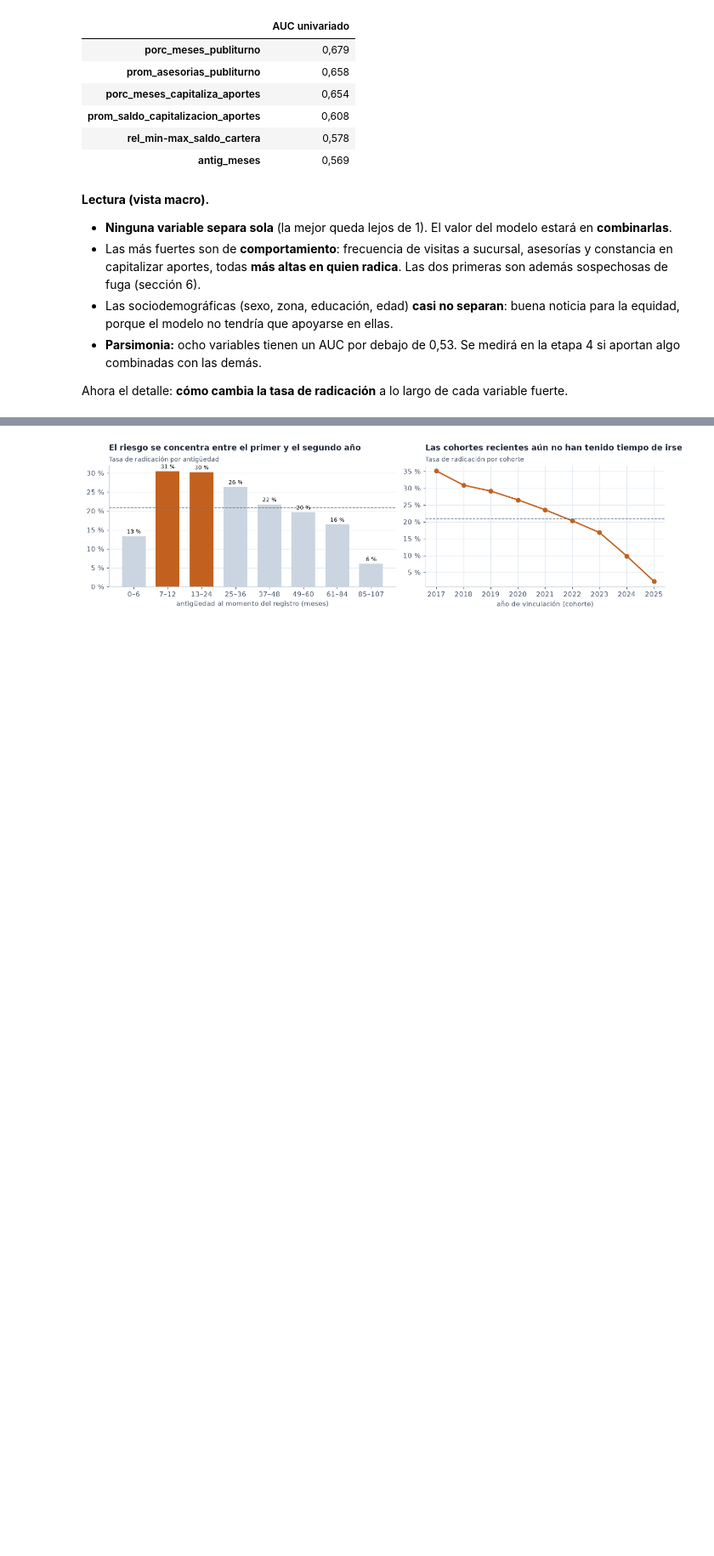
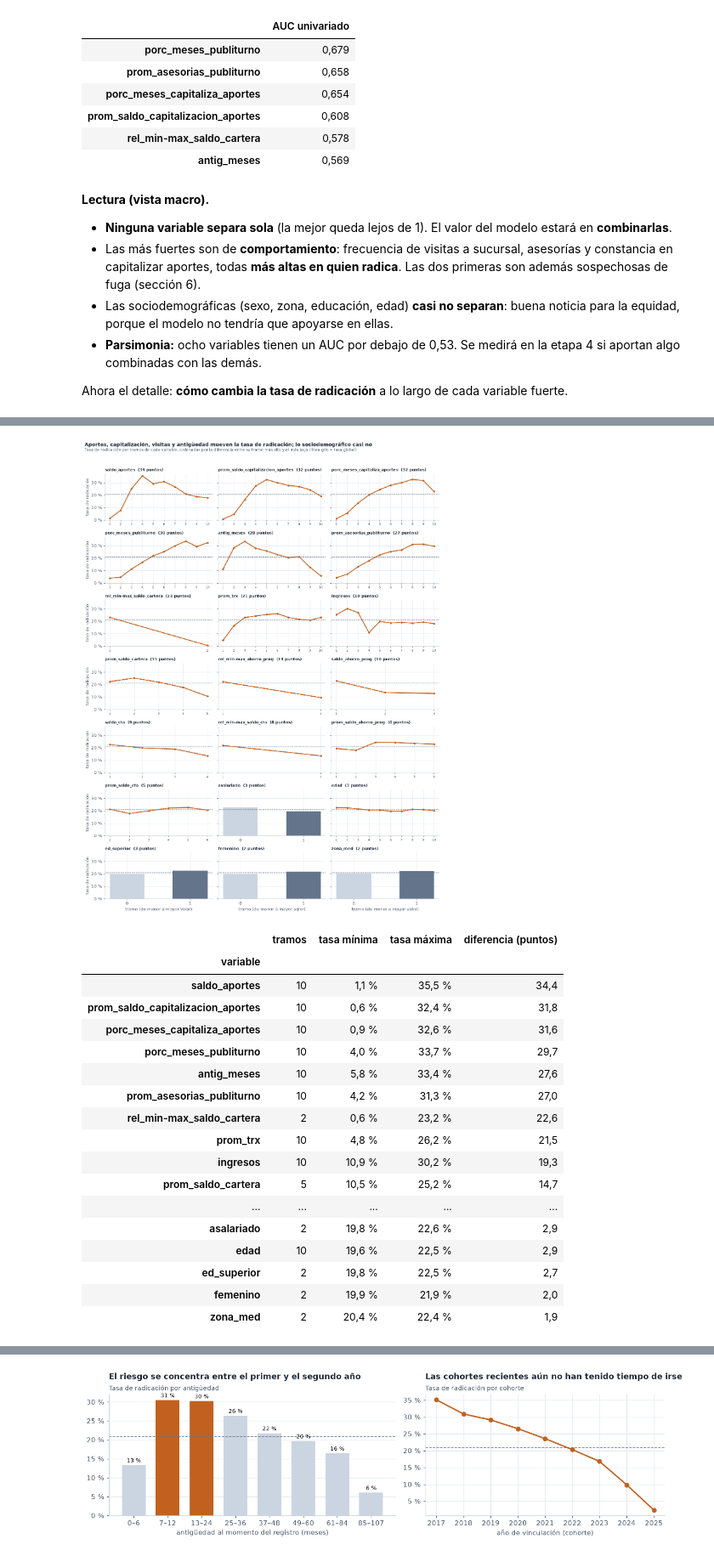
Before and after one commit to carlosgris1980-coder/retiro_asociados, a Jupyter notebook: notebooks/02_eda.ipynb, the cells around one changed output, grey strips where cells are left out. Shown at 85% size. Drawn from its saved outputs; the diff is of its cells as text; code cells hidden in the pictures; blank space fills up the shorter version.

```diff
--- a/notebooks/02_eda.ipynb
+++ b/notebooks/02_eda.ipynb
@@ -460,0 +466,54 @@ retirar, o sale por otra vía (sección 2). El riesgo está en el asociado **act
+# %%
+ranges = []
+for col in BASE_FEATURES:
+    if df[col].nunique() <= 2:
+        r = df.groupby(col)[TARGET].agg(rate="mean", n="size").reset_index(drop=True)
+    else:
+        r = rate_by_quantile(df[col], y, q=10)
+    ranges.append({"variable": col, "tramos": len(r), "tasa mínima": r["rate"].min(), "tasa máxima": r["rate"].max(),
+                   "diferencia (puntos)": (r["rate"].max() - r["rate"].min()) * 100, "_r": r})
+ranges = pd.DataFrame(ranges).sort_values("diferencia (puntos)", ascending=False).reset_index(drop=True)
+
+fig, axes = plt.subplots(7, 3, figsize=(12, 16), sharey=True)
+for ax, (_, row) in zip(axes.ravel(), ranges.iterrows()):
+    r = row["_r"]
+    if row["tramos"] == 2 and df[row["variable"]].nunique() <= 2:
+        ax.bar(["0", "1"], r["rate"], color=[LIGHT, NEUTRAL], width=0.55)
+    else:
+        ax.plot(np.arange(1, len(r) + 1), r["rate"], color=CHURN, lw=2, marker="o", ms=3.5)
+        ax.set_xticks(np.arange(1, len(r) + 1))
+        ax.tick_params(axis="x", labelsize=7)
+    ax.axhline(rate, color=NEUTRAL, ls="--", lw=1)
+    ax.set_title(f"{row['variable']}  ({fmt_num(row['diferencia (puntos)'], 0)} puntos)", fontsize=9, loc="left", color=TEXT)
+    pct_axis(ax)
+for ax in axes[:, 0]:
+    ax.set_ylabel("tasa de radicación")
+for ax in axes[-1, :]:
+    ax.set_xlabel("tramo (de menor a mayor valor)")
+fig.suptitle("Aportes, capitalización, visitas y antigüedad mueven la tasa de radicación; lo sociodemográfico casi no",
+             x=0.01, ha="left", fontsize=11.5, fontweight="bold", color=TEXT)
+fig.text(0.01, 0.962, "Tasa de radicación por tramos de cada variable, ordenadas por la diferencia entre su tramo más alto "
+         "y el más bajo (línea gris = tasa global)", fontsize=9, color=SUBTEXT, ha="left")
+plt.tight_layout(rect=(0, 0, 1, 0.955)); plt.show()
+display(table(ranges.drop(columns="_r").set_index("variable"), pct_cols=["tasa mínima", "tasa máxima"],
+              col_decimals={"diferencia (puntos)": 1}))
+# %% [output]
+[figure, added]
+|  | tramos | tasa mínima | tasa máxima | diferencia (puntos) |
+| variable |  |  |  |  |
+| saldo_aportes | 10 | 1,1 % | 35,5 % | 34,4 |
+| prom_saldo_capitalizacion_aportes | 10 | 0,6 % | 32,4 % | 31,8 |
+| porc_meses_capitaliza_aportes | 10 | 0,9 % | 32,6 % | 31,6 |
+| porc_meses_publiturno | 10 | 4,0 % | 33,7 % | 29,7 |
+| antig_meses | 10 | 5,8 % | 33,4 % | 27,6 |
+| prom_asesorias_publiturno | 10 | 4,2 % | 31,3 % | 27,0 |
+| rel_min-max_saldo_cartera | 2 | 0,6 % | 23,2 % | 22,6 |
+| prom_trx | 10 | 4,8 % | 26,2 % | 21,5 |
+| ingresos | 10 | 10,9 % | 30,2 % | 19,3 |
+| prom_saldo_cartera | 5 | 10,5 % | 25,2 % | 14,7 |
+| ... | ... | ... | ... | ... |
+| asalariado | 2 | 19,8 % | 22,6 % | 2,9 |
+| edad | 10 | 19,6 % | 22,5 % | 2,9 |
+| ed_superior | 2 | 19,8 % | 22,5 % | 2,7 |
+| femenino | 2 | 19,9 % | 21,9 % | 2,0 |
+| zona_med | 2 | 20,4 % | 22,4 % | 1,9 |
```
Also changed, not shown: parts of 3 cells of this notebook, 9 other files.
